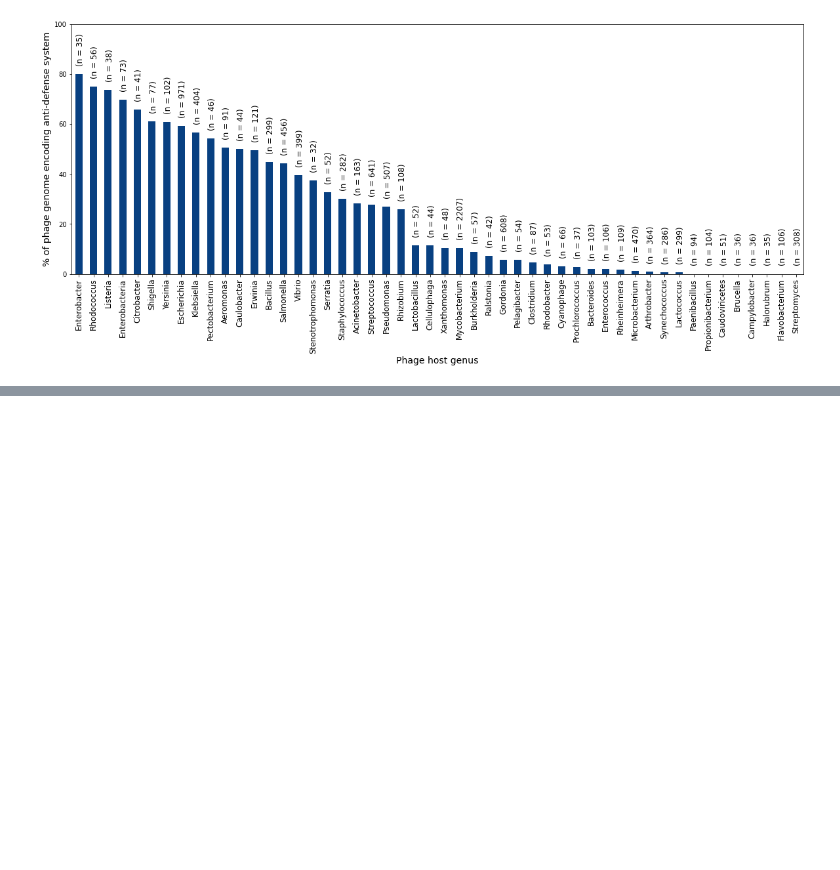
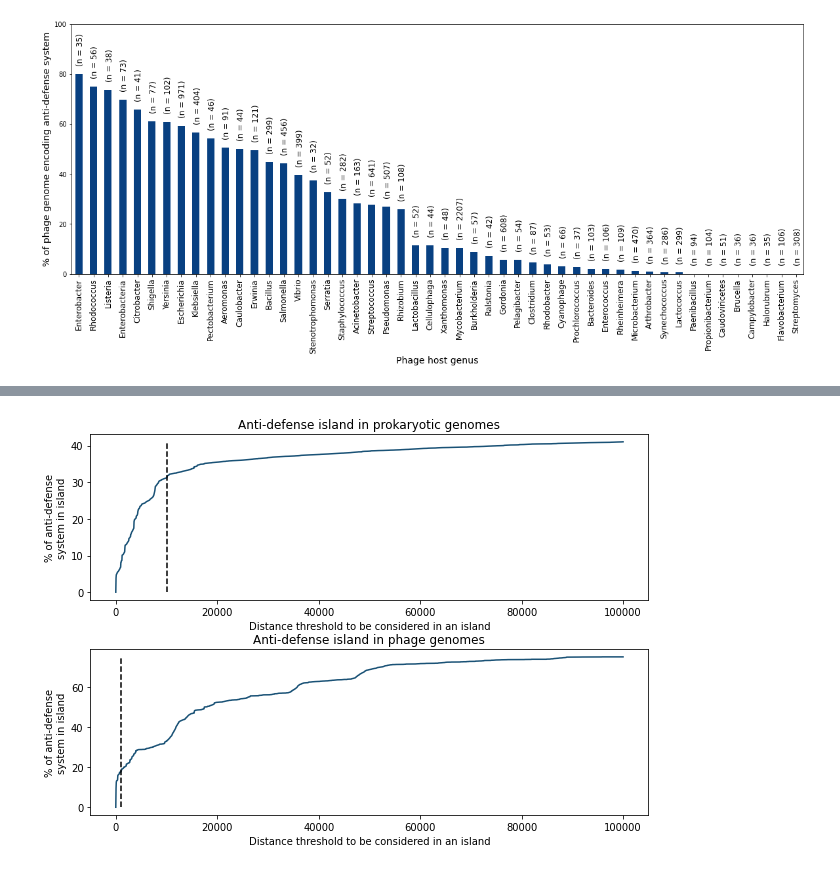
Before and after one commit to mdmparis/antidefensefinder_2024, a Jupyter notebook: 02_Analysis_figure.ipynb, the cells around one changed output, grey strips where cells are left out. Cells and saved outputs as stored; diff of their text form; code cells hidden in the pictures; blank space fills up the shorter version.

```diff
--- a/02_Analysis_figure.ipynb
+++ b/02_Analysis_figure.ipynb
@@ -577,0 +610,14 @@ plt.savefig('results/figures/SuppFigure_phage_w_ADS.pdf',format='pdf',bbox_inche
+# %%
+phage_sys=phage.drop_duplicates('sys_id').reset_index(drop=True)
+bact_sys=bact.drop_duplicates('sys_id').reset_index(drop=True)
+phage_sys.loc[phage_sys.Dist_sys_close.isna(),'Dist_sys_close']=1000000000
+bact_sys.loc[bact_sys.Dist_sys_close.isna(),'Dist_sys_close']=1000000000
+# %%
+Dist=pd.DataFrame({'Dist':[50*x for x in range(0,2001)]})
+for i in tqdm(Dist.index.to_list()):
+    dist=Dist.Dist[i]
+    Dist.loc[i,'Phage']=len(phage_sys.loc[phage_sys.Dist_sys_close<dist])
+    Dist.loc[i,'Bacteria']=len(bact_sys.loc[bact_sys.Dist_sys_close<dist])
+Dist['Phage']=100*Dist.Phage/len(phage_sys)
+Dist['Bacteria']=100*Dist.Bacteria/len(bact_sys)
+Dist
@@ -577,0 +638,21 @@ plt.savefig('results/figures/SuppFigure_phage_w_ADS.pdf',format='pdf',bbox_inche
+# %%
+sns.set_style(rc = {'axes.facecolor': '#FFFFFF'})
+
+fig,ax=plt.subplots(2,1,figsize=(10,7))
+plt.subplots_adjust(hspace=.3)
+ax[0].plot(Dist.Dist,Dist.Bacteria,color='#1a5276')
+ax[1].plot(Dist.Dist,Dist.Phage,color='#1a5276')
+
+ax[0].vlines(x=10000,ymin=0,ymax=Dist.Bacteria.max(),color='black',linestyles='dashed')
+ax[1].vlines(x=1000,ymin=0,ymax=Dist.Phage.max(),color='black',linestyles='dashed')
+
+ax[1].set_ylabel('% of anti-defense\nsystem in island')
+ax[1].set_xlabel('Distance threshold to be considered in an island')
+ax[0].set_ylabel('% of anti-defense\nsystem in island')
+ax[0].set_xlabel('Distance threshold to be considered in an island')
+ax[0].set_title('Anti-defense island in prokaryotic genomes')
+ax[1].set_title('Anti-defense island in phage genomes')
+plt.rcParams['pdf.fonttype'] = 42
+plt.savefig('results/figures/SuppFigure_Distance_Island.pdf',format='pdf',bbox_inches='tight')
+# %% [output]
+[figure, added]
```
Also changed, not shown: parts of 13 cells of this notebook, 13 other files.
